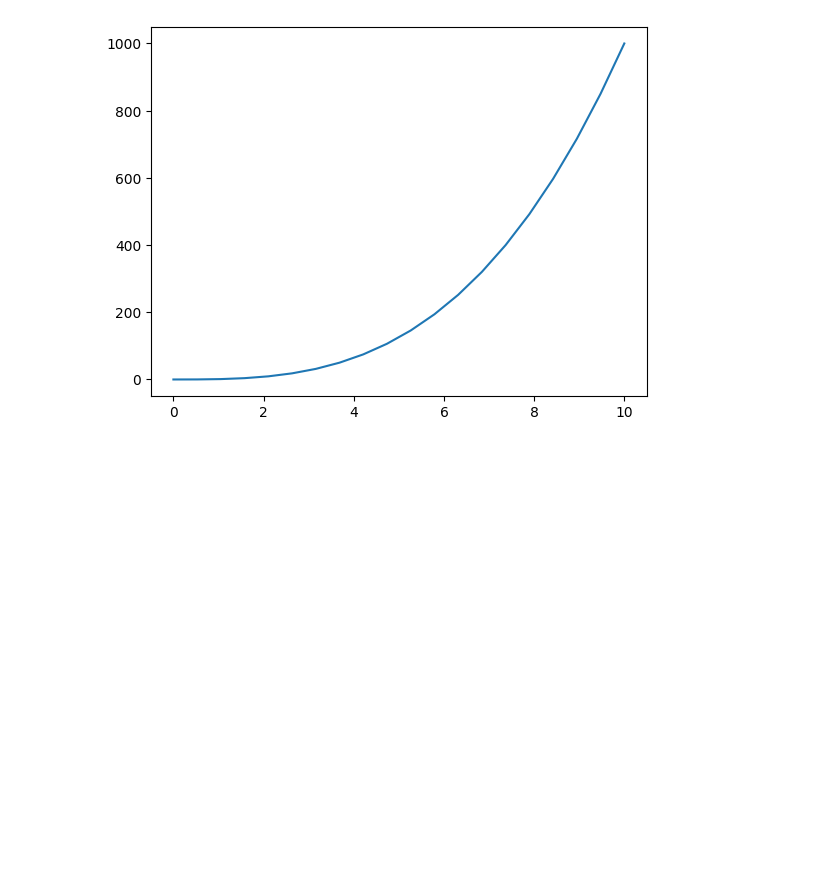
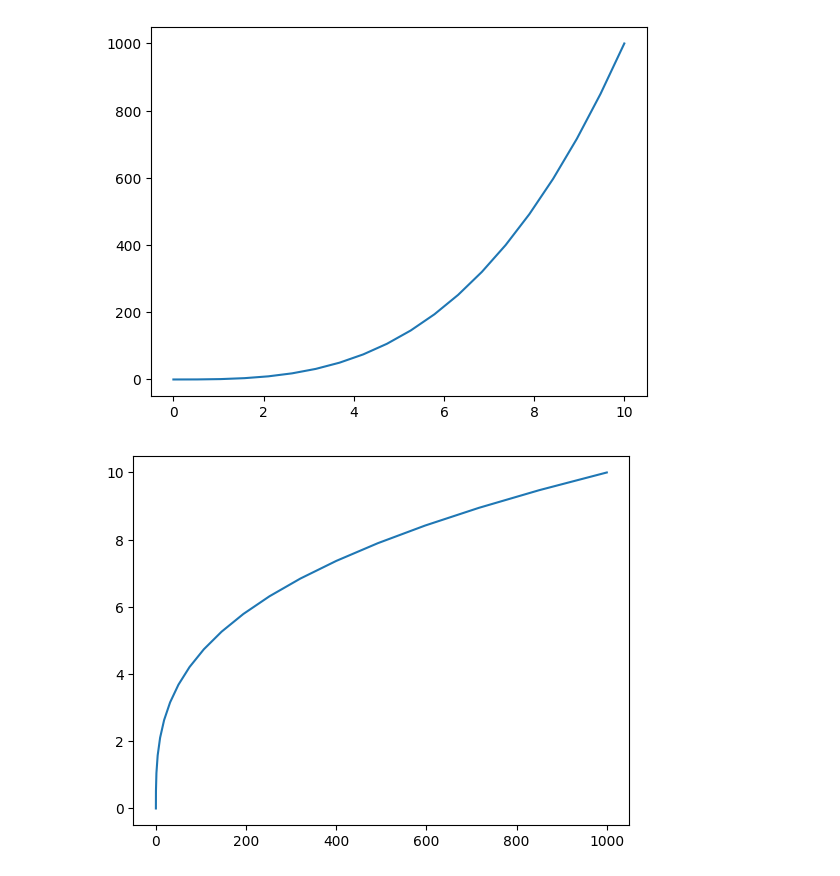
Before and after one commit to enistolgasn/Data-Science-and-Machine-Learning, a Jupyter notebook: 15 - Matplotlib/intro_to_matplotlib.ipynb, the cells around one changed output. Saved outputs shown, nothing was run; the diff lists cells and outputs as text; code cells hidden in the pictures; blank space fills up the shorter version.

```diff
--- a/15 - Matplotlib/intro_to_matplotlib.ipynb
+++ b/15 - Matplotlib/intro_to_matplotlib.ipynb
@@ -58,3 +58,8 @@ plt.plot(numpy_arr1, numpy_arr2)
 plt.show()
 # %% [output]
 [figure]
+# %%
+plt.plot(numpy_arr2, numpy_arr1)
+plt.show()
+# %% [output]
+[figure, added]
```
Also changed, not shown: parts of 3 cells of this notebook, 1 other file.
